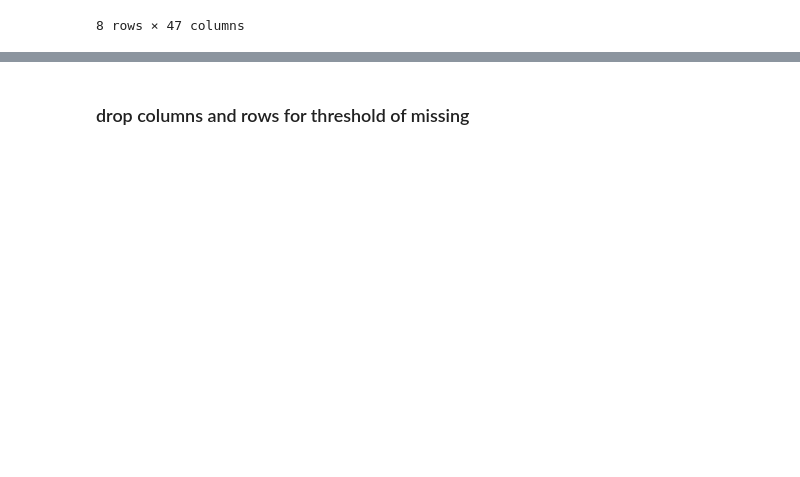
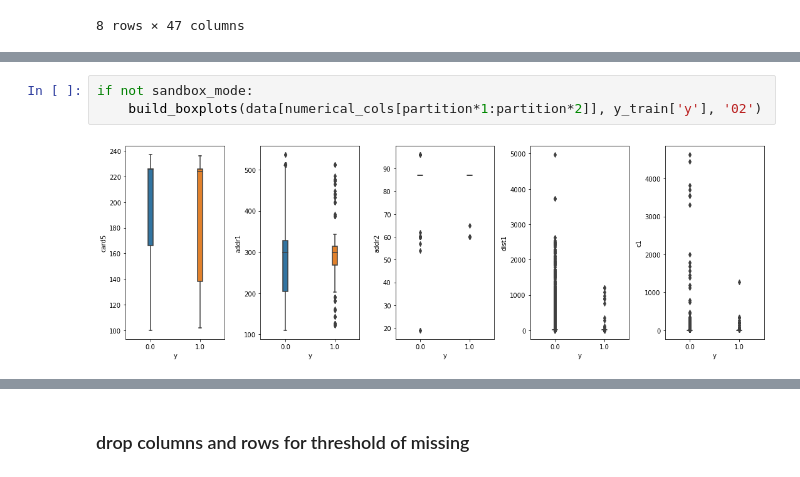
Before and after one commit to Marcelobbr/fraud_detection, a Jupyter notebook: notebooks/03_eda_cleansing.ipynb, the cells around one changed output, grey strips where cells are left out. Drawn from its saved outputs; the diff is of its cells as text; blank space fills up the shorter version.

```diff
--- a/notebooks/03_eda_cleansing.ipynb
+++ b/notebooks/03_eda_cleansing.ipynb
@@ -191,0 +327,5 @@ data.describe()
+# %%
+if not sandbox_mode:
+    build_boxplots(data[numerical_cols[partition*1:partition*2]], y_train['y'], '02')
+# %% [output]
+[figure, added]
```
Also changed, not shown: parts of 81 cells of this notebook, 16 other files.
